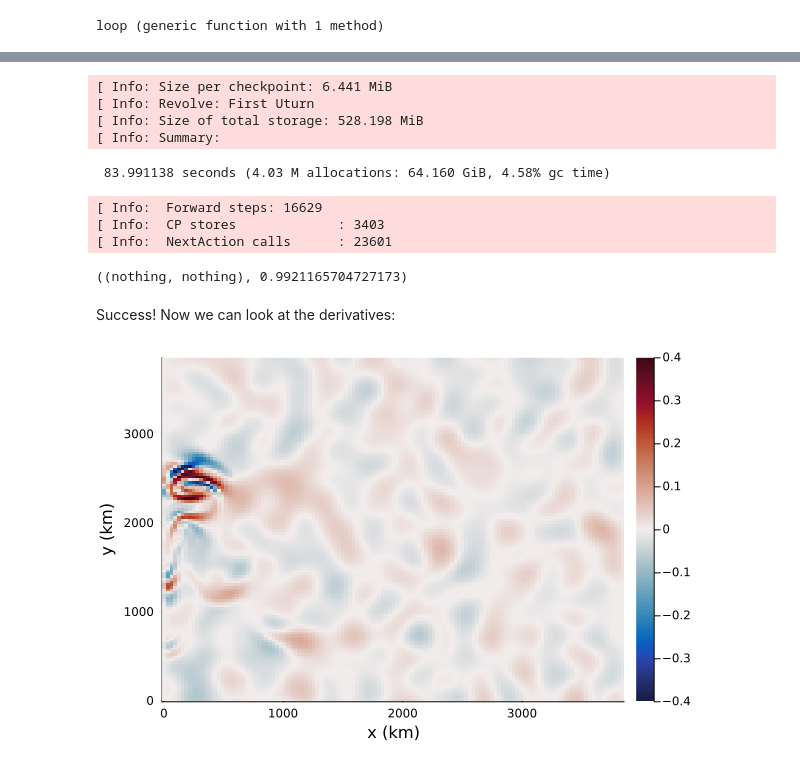
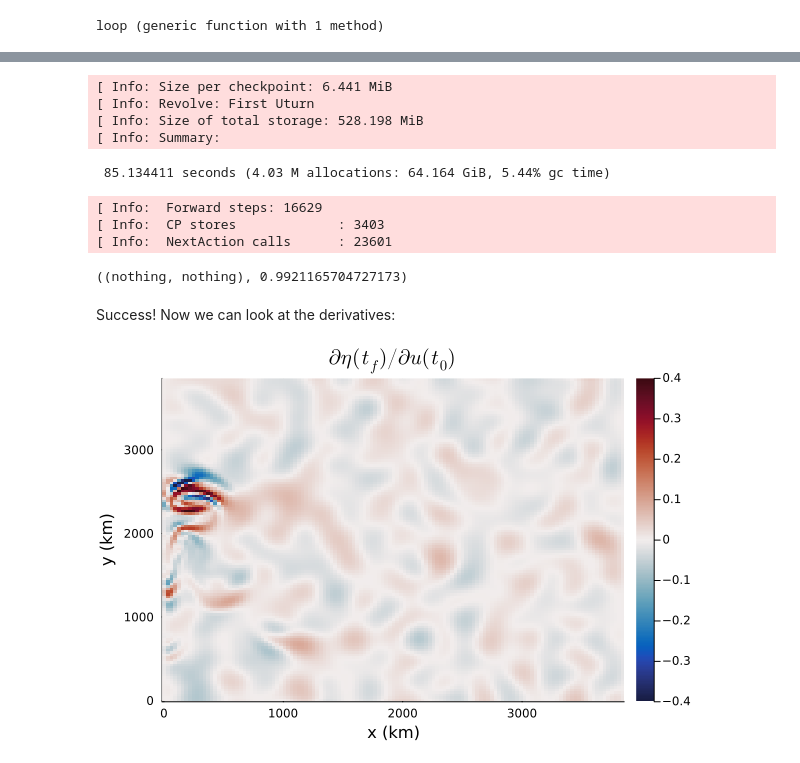
Before and after one commit to DJ4Earth/MPE24, a Jupyter notebook: ShallowWaters_tutorial/enzyme_tutorial_jupyter.ipynb, the cells around one changed output, grey strips where cells are left out. Cells and saved outputs as stored; diff of their text form; code cells hidden in the pictures.

```diff
--- a/ShallowWaters_tutorial/enzyme_tutorial_jupyter.ipynb
+++ b/ShallowWaters_tutorial/enzyme_tutorial_jupyter.ipynb
@@ -474,0 +415,24 @@ Revolve{ShallowWaters.ModelSetup}(6733, 1, 1, 82, 0, 6733, 0, 0, 0, -1, 0, false
+# %%
+S = model_setup(output=false,
+    L_ratio=1,
+    g=9.81,
+    H=500,
+    wind_forcing_x="double_gyre",
+    Lx=3840e3,
+    seasonal_wind_x=false,
+    topography="flat",
+    bc="nonperiodic",
+    α=2,
+    nx=128,
+    Ndays = 30
+)
+
+dS = Enzyme.make_zero(S)
+dS.parameters.J = 1.0
+
+snaps = Int(floor(sqrt(S.grid.nt)))
+revolve = Revolve{ShallowWaters.ModelSetup}(S.grid.nt, snaps;
+    verbose=1,
+    gc=true,
+    write_checkpoints=false
+)
@@ -483,7 +454,7 @@ Revolve{ShallowWaters.ModelSetup}(6733, 1, 1, 82, 0, 6733, 0, 0, 0, -1, 0, false
 [ Info: Revolve: First Uturn
 [ Info: Size of total storage: 528.198 MiB
 [ Info: Summary:
- 83.991138 seconds (4.03 M allocations: 64.160 GiB, 4.58% gc time)
+ 85.134411 seconds (4.03 M allocations: 64.164 GiB, 5.44% gc time)
 [ Info:  Forward steps: 16629
 [ Info:  CP stores             : 3403
 [ Info:  NextAction calls      : 23601
@@ -496,11 +469,12 @@ derivs = ShallowWaters.PrognosticVars{Float32}(
 # %%
 heatmap(LinRange(0, 3840, 127),
 LinRange(0,3840, 128),
 derivs.u',
 c=:balance,
 clim=(-.4, .4),
 xlabel=("x (km)"),
-ylabel=("y (km)")
+ylabel=("y (km)"),
+title=(L"\partial \eta(t_f) / \partial u(t_0)")
 )
 # %% [output]
-[figure, old version]
+[figure, new version]
```
Also changed, not shown: parts of 12 cells of this notebook.
